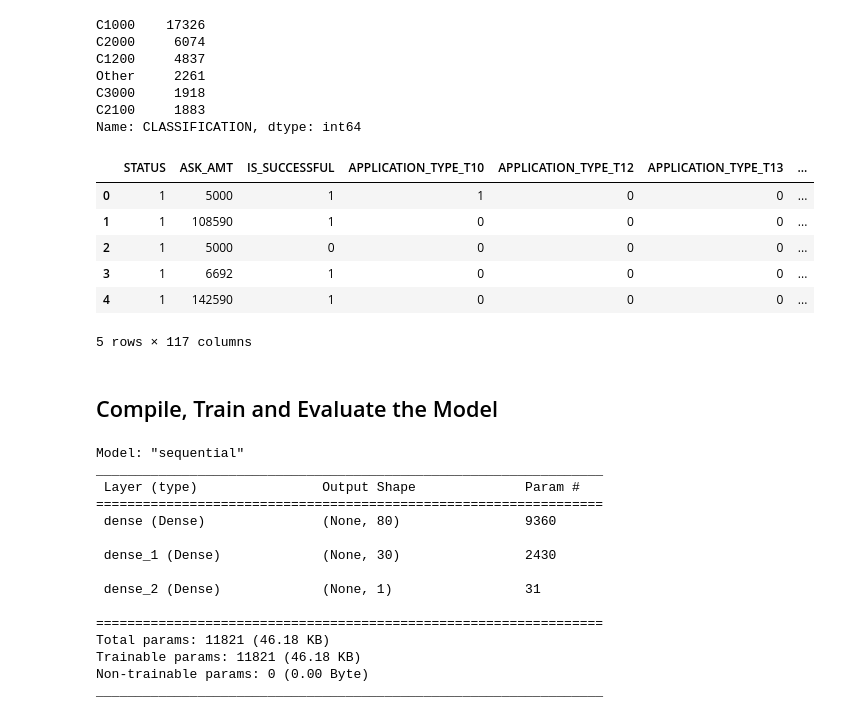
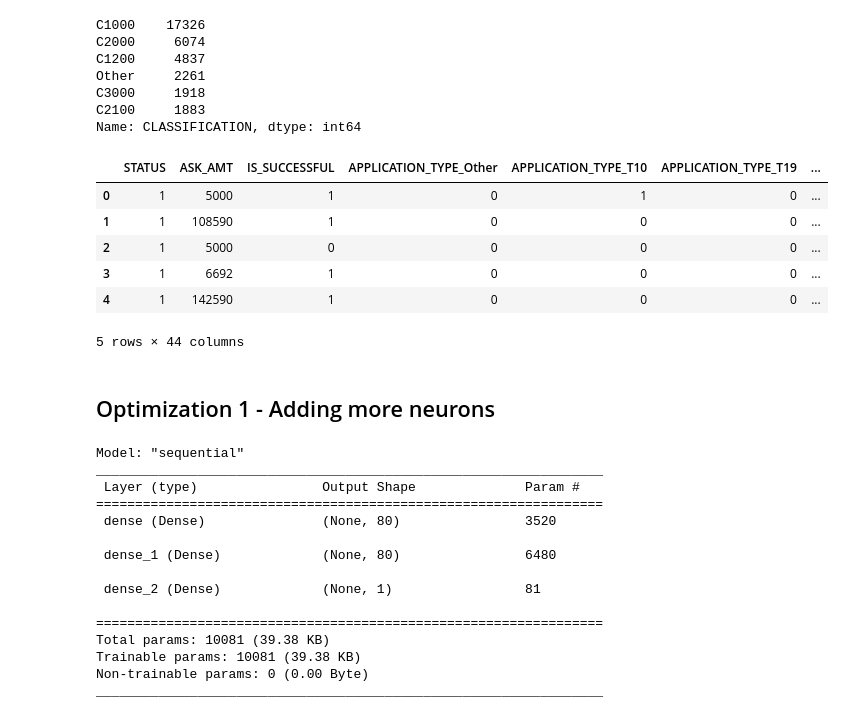
Before and after one commit to aidaroman84/deep-learning-challenge, a Jupyter notebook: AlphabetSoupCharity_Optimization.ipynb, the cells around one changed output. Cells and saved outputs as stored; diff of their text form; code cells hidden in the pictures.

```diff
--- a/AlphabetSoupCharity_Optimization.ipynb
+++ b/AlphabetSoupCharity_Optimization.ipynb
@@ -20,8 +20,8 @@ application_df.head()
 | 4 | 10556103 | GENETIC RESEARCH INSTITUTE OF THE... | T3 | Independent | C1000 | Heathcare | Trust | 1 | ... |
 # %%
 # Drop the non-beneficial ID columns, 'EIN' and 'NAME'.
-cleanedapplication_df = application_df.drop(['EIN', 'NAME'], axis=1)
-cleanedapplication_df
+application_df = application_df.drop(['EIN', 'NAME'], axis=1)
+application_df
 # %% [output]
 |  | APPLICATION_TYPE | AFFILIATION | CLASSIFICATION | USE_CASE | ORGANIZATION | STATUS | INCOME_AMT | ... |
 | 0 | T10 | Independent | C1000 | ProductDev | Association | 1 | 0 | ... |
@@ -60,7 +60,7 @@ more_than_10
 Index(['APPLICATION_TYPE', 'CLASSIFICATION', 'ASK_AMT'], dtype='object')
 # %%
 # Look at APPLICATION_TYPE value counts for binning
-type_count = cleanedapplication_df['APPLICATION_TYPE'].value_counts()
+type_count = application_df['APPLICATION_TYPE'].value_counts()
 type_count
 # %% [output]
 T3     27037
@@ -105,7 +105,7 @@ Other      276
 Name: APPLICATION_TYPE, dtype: int64
 # %%
 # Look at CLASSIFICATION value counts for binning
-class_count = cleanedapplication_df['CLASSIFICATION'].value_counts()
+class_count = application_df['CLASSIFICATION'].value_counts()
 class_count
 # %% [output]
 C1000    17326
@@ -163,16 +163,16 @@ C2100     1883
 Name: CLASSIFICATION, dtype: int64
 # %%
 # Convert categorical data to numeric with `pd.get_dummies`
-application_dummies = pd.get_dummies(cleanedapplication_df)
+application_dummies = pd.get_dummies(application_df)
 application_dummies.head()
 # %% [output]
-|  | STATUS | ASK_AMT | IS_SUCCESSFUL | APPLICATION_TYPE_T10 | APPLICATION_TYPE_T12 | APPLICATION_TYPE_T13 | ... |
-| 0 | 1 | 5000 | 1 | 1 | 0 | 0 | ... |
+|  | STATUS | ASK_AMT | IS_SUCCESSFUL | APPLICATION_TYPE_Other | APPLICATION_TYPE_T10 | APPLICATION_TYPE_T19 | ... |
+| 0 | 1 | 5000 | 1 | 0 | 1 | 0 | ... |
 | 1 | 1 | 108590 | 1 | 0 | 0 | 0 | ... |
 | 2 | 1 | 5000 | 0 | 0 | 0 | 0 | ... |
 | 3 | 1 | 6692 | 1 | 0 | 0 | 0 | ... |
 | 4 | 1 | 142590 | 1 | 0 | 0 | 0 | ... |
-5 rows × 117 columns
+5 rows × 44 columns
 # %%
 # Split our preprocessed data into our features and target arrays
 X = application_dummies.drop('IS_SUCCESSFUL', axis=1).values
@@ -190,40 +190,40 @@ X_scaler = scaler.fit(X_train)
 # Scale the data
 X_train_scaled = X_scaler.transform(X_train)
 X_test_scaled = X_scaler.transform(X_test)
-# %% [markdown]
-## Compile, Train and Evaluate the Model
+# %% [markdown]
+## Optimization 1 - Adding more neurons
 # %%
 # Define the model - deep neural net, i.e., the number of input features and hidden nodes for each layer.
 hidden_nodes_layer1 = 80
-hidden_nodes_layer2 = 30
+hidden_nodes_layer2 = 80
 input_features = len(X_train_scaled[0])
-nn = tf.keras.models.Sequential()
+nn_model1 = tf.keras.models.Sequential()
 
 # First hidden layer
-nn.add(tf.keras.layers.Dense(units=hidden_nodes_layer1, activation='relu', input_dim=input_features))
+nn_model1.add(tf.keras.layers.Dense(units=hidden_nodes_layer1, activation='relu', input_dim=input_features))
 
 # Second hidden layer
-nn.add(tf.keras.layers.Dense(units=hidden_nodes_layer2, activation='relu'))
+nn_model1.add(tf.keras.layers.Dense(units=hidden_nodes_layer2, activation='relu'))
 
 # Output layer
-nn.add(tf.keras.layers.Dense(units=1, activation="sigmoid"))
+nn_model1.add(tf.keras.layers.Dense(units=1, activation="sigmoid"))
 
 # Check the structure of the model
-nn.summary()
+nn_model1.summary()
 # %% [output]
 Model: "sequential"
 _________________________________________________________________
  Layer (type)                Output Shape              Param #
 =================================================================
- dense (Dense)               (None, 80)                9360
+ dense (Dense)               (None, 80)                3520
 
- dense_1 (Dense)             (None, 30)                2430
+ dense_1 (Dense)             (None, 80)                6480
 
- dense_2 (Dense)             (None, 1)                 31
+ dense_2 (Dense)             (None, 1)                 81
 
 =================================================================
-Total params: 11821 (46.18 KB)
-Trainable params: 11821 (46.18 KB)
+Total params: 10081 (39.38 KB)
+Trainable params: 10081 (39.38 KB)
 Non-trainable params: 0 (0.00 Byte)
 _________________________________________________________________
 # %%
```
Also changed, not shown: parts of 16 cells of this notebook, 7 other files.
